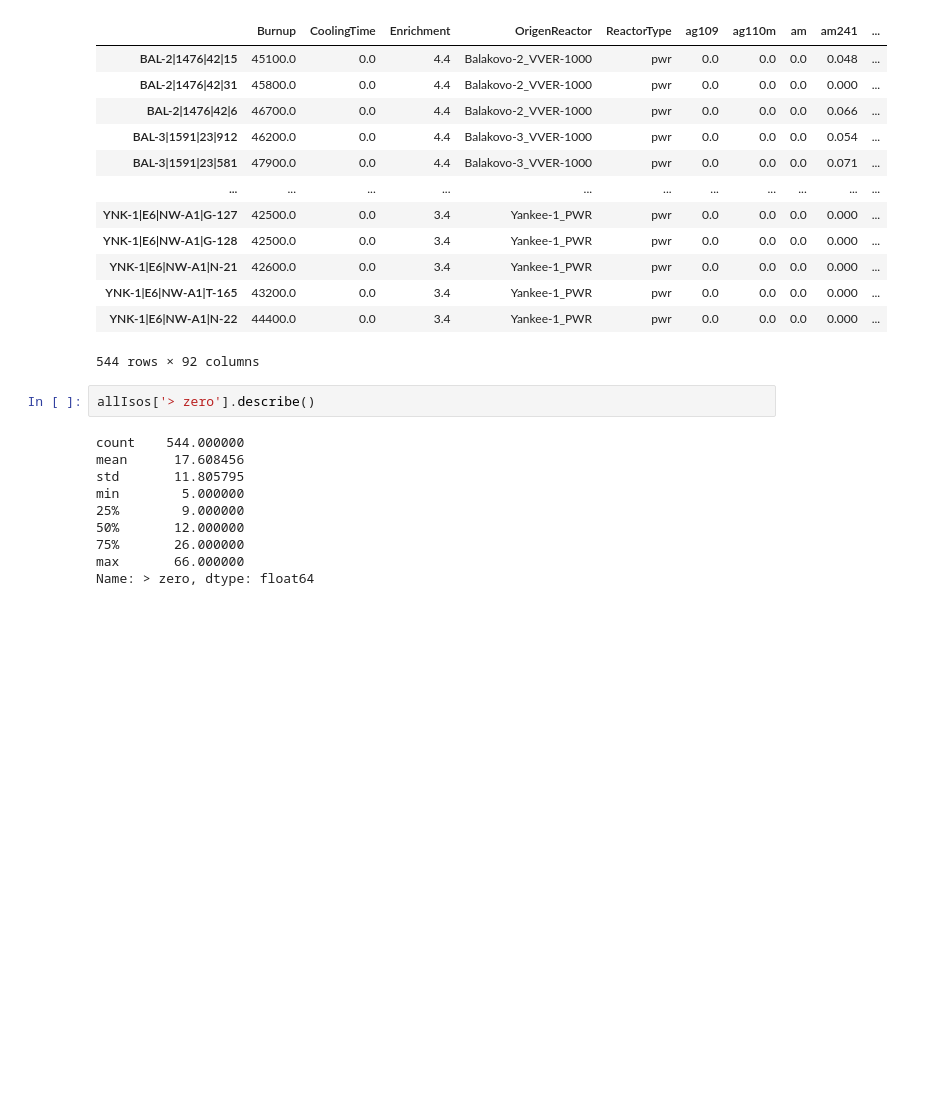
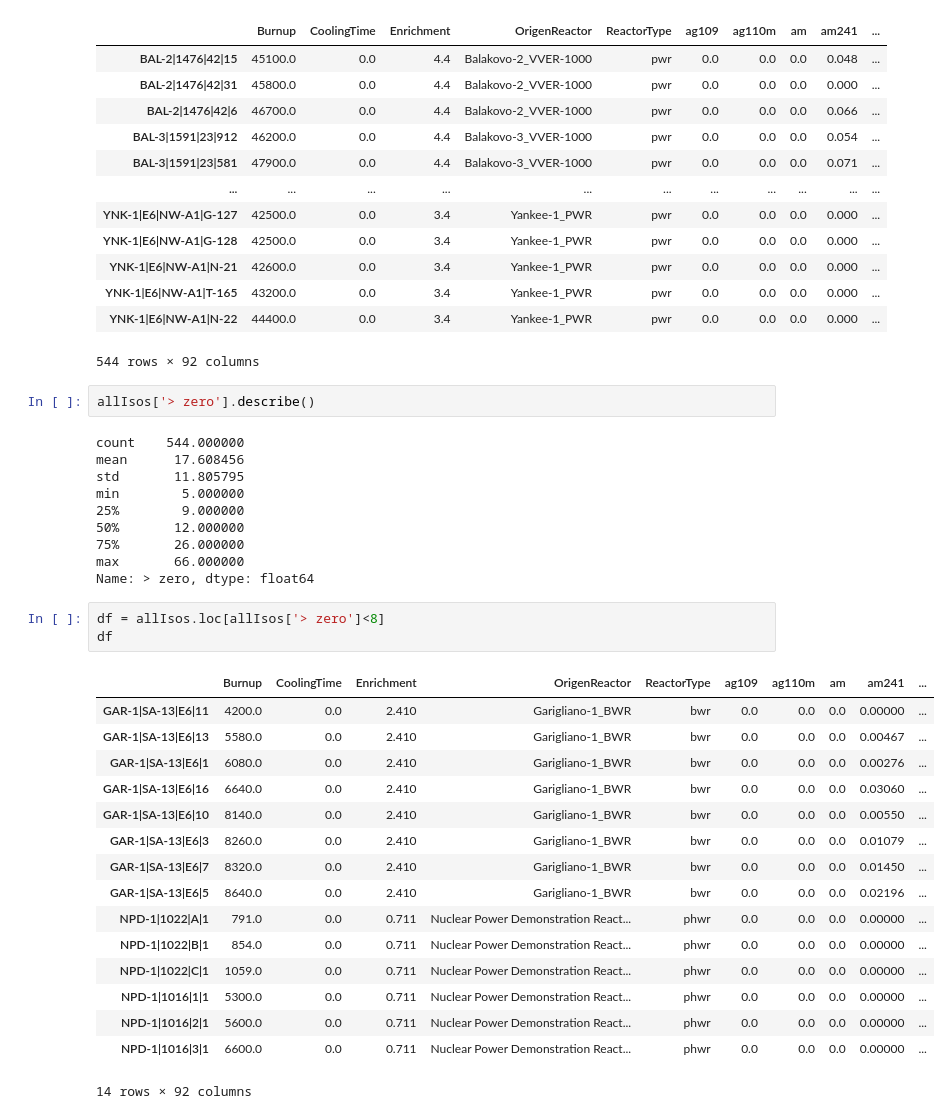
Before and after one commit to opotowsky/like-me-fuel, a Jupyter notebook: jupyter_notebooks/sfcompo_explore.ipynb, the cells around one changed output. Cells and saved outputs as stored; diff of their text form; blank space fills up the shorter version.

```diff
--- a/jupyter_notebooks/sfcompo_explore.ipynb
+++ b/jupyter_notebooks/sfcompo_explore.ipynb
@@ -374,3 +368,23 @@ min        5.000000
 75%       26.000000
 max       66.000000
 Name: > zero, dtype: float64
+# %%
+df = allIsos.loc[allIsos['> zero']<8]
+df
+# %% [output]
+|  | Burnup | CoolingTime | Enrichment | OrigenReactor | ReactorType | ag109 | ag110m | am | am241 | ... |
+| GAR-1|SA-13|E6|11 | 4200.0 | 0.0 | 2.410 | Garigliano-1_BWR | bwr | 0.0 | 0.0 | 0.0 | 0.00000 | ... |
+| GAR-1|SA-13|E6|13 | 5580.0 | 0.0 | 2.410 | Garigliano-1_BWR | bwr | 0.0 | 0.0 | 0.0 | 0.00467 | ... |
+| GAR-1|SA-13|E6|1 | 6080.0 | 0.0 | 2.410 | Garigliano-1_BWR | bwr | 0.0 | 0.0 | 0.0 | 0.00276 | ... |
+| GAR-1|SA-13|E6|16 | 6640.0 | 0.0 | 2.410 | Garigliano-1_BWR | bwr | 0.0 | 0.0 | 0.0 | 0.03060 | ... |
+| GAR-1|SA-13|E6|10 | 8140.0 | 0.0 | 2.410 | Garigliano-1_BWR | bwr | 0.0 | 0.0 | 0.0 | 0.00550 | ... |
+| GAR-1|SA-13|E6|3 | 8260.0 | 0.0 | 2.410 | Garigliano-1_BWR | bwr | 0.0 | 0.0 | 0.0 | 0.01079 | ... |
+| GAR-1|SA-13|E6|7 | 8320.0 | 0.0 | 2.410 | Garigliano-1_BWR | bwr | 0.0 | 0.0 | 0.0 | 0.01450 | ... |
+| GAR-1|SA-13|E6|5 | 8640.0 | 0.0 | 2.410 | Garigliano-1_BWR | bwr | 0.0 | 0.0 | 0.0 | 0.02196 | ... |
+| NPD-1|1022|A|1 | 791.0 | 0.0 | 0.711 | Nuclear Power Demonstration React... | phwr | 0.0 | 0.0 | 0.0 | 0.00000 | ... |
+| NPD-1|1022|B|1 | 854.0 | 0.0 | 0.711 | Nuclear Power Demonstration React... | phwr | 0.0 | 0.0 | 0.0 | 0.00000 | ... |
+| NPD-1|1022|C|1 | 1059.0 | 0.0 | 0.711 | Nuclear Power Demonstration React... | phwr | 0.0 | 0.0 | 0.0 | 0.00000 | ... |
+| NPD-1|1016|1|1 | 5300.0 | 0.0 | 0.711 | Nuclear Power Demonstration React... | phwr | 0.0 | 0.0 | 0.0 | 0.00000 | ... |
+| NPD-1|1016|2|1 | 5600.0 | 0.0 | 0.711 | Nuclear Power Demonstration React... | phwr | 0.0 | 0.0 | 0.0 | 0.00000 | ... |
+| NPD-1|1016|3|1 | 6600.0 | 0.0 | 0.711 | Nuclear Power Demonstration React... | phwr | 0.0 | 0.0 | 0.0 | 0.00000 | ... |
+14 rows × 92 columns
```
Also changed, not shown: parts of 2 cells of this notebook.
